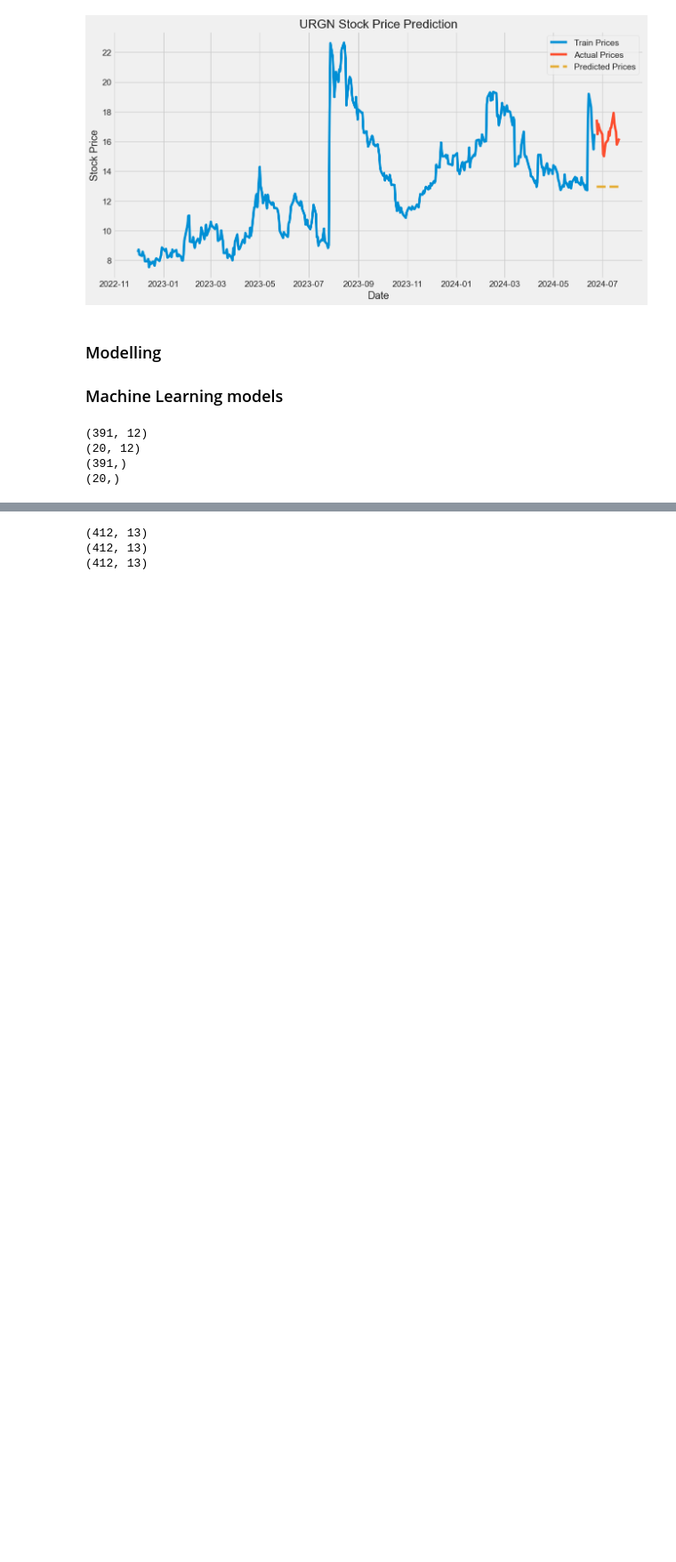
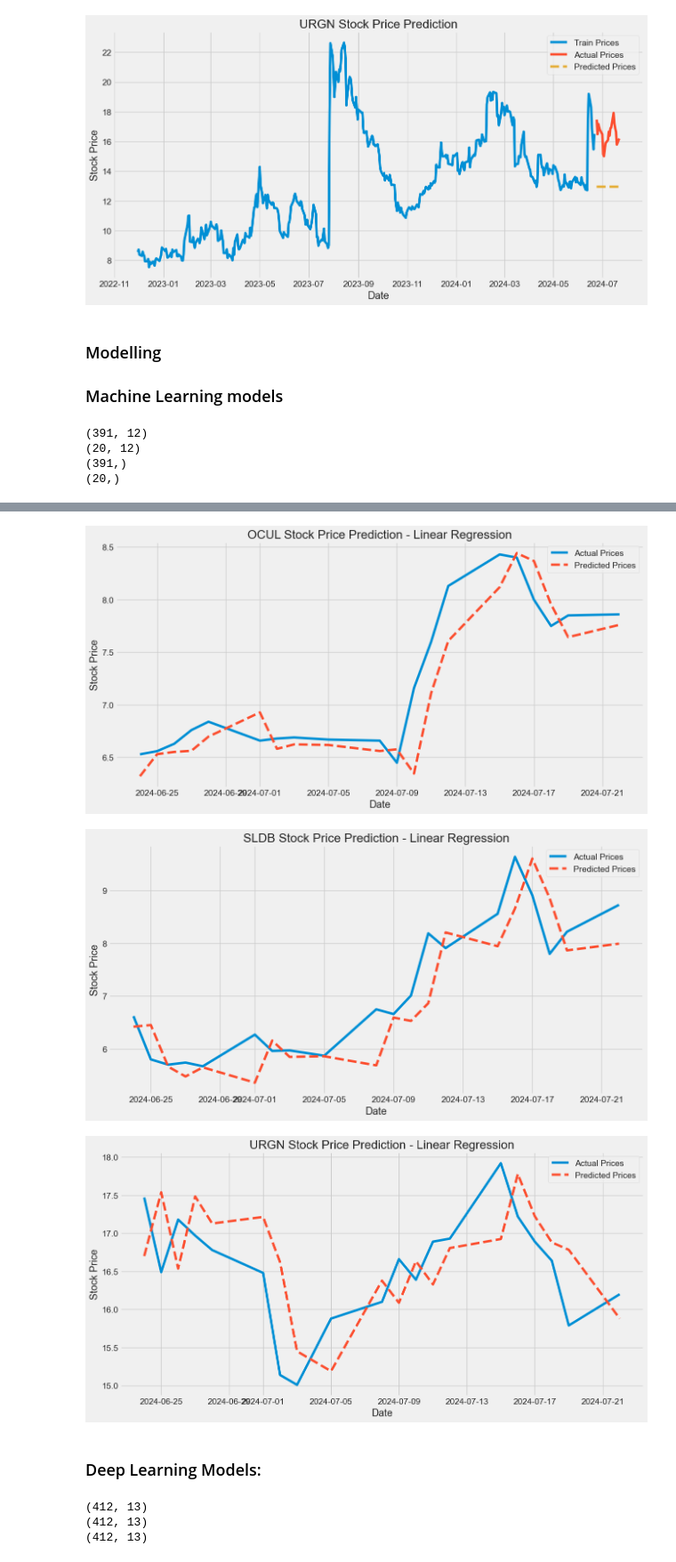
Before and after one commit to Feriga/Capstone3_Stock_Prediction, a Jupyter notebook: Capstone_3_Stock_Prediction/Notebooks/Preprocessing_and_Model.ipynb, the cells around one changed output, grey strips where cells are left out. Shown: that part at 89% size. Saved outputs shown, nothing was run; the diff lists cells and outputs as text; code cells hidden in the pictures; blank space fills up the shorter version.

```diff
--- a/Capstone_3_Stock_Prediction/Notebooks/Preprocessing_and_Model.ipynb
+++ b/Capstone_3_Stock_Prediction/Notebooks/Preprocessing_and_Model.ipynb
@@ -128,0 +139,3 @@ memory usage: 154.5+ KB
+# %%
+df_load['actualEarningResult'] = df_load['actualEarningResult'].fillna(0)
+df_load['estimatedEarning'] = df_load['estimatedEarning'].fillna(0)
@@ -303,0 +324,19 @@ LinearRegression does not accept missing values encoded as NaN natively. For sup
+# %%
+def ml_evaluate_models(models, X_test, y_test):
+    results = {}
+    for model_name, model in models.items():
+        predictions = model.predict(X_test)
+        mae = mean_absolute_error(y_test, predictions)
+        rmse = np.sqrt(mean_squared_error(y_test, predictions))
+        results[model_name] = {'MAE': mae, 'RMSE': rmse}
+    return results
+
+ml_evaluation_results = {}
+for stock in tech_list:
+    X_train, X_test, y_train, y_test = ml_processed_data[stock]
+    ml_evaluation_results[stock] = ml_evaluate_models(ml_trained_models[stock], X_test, y_test)
+
+for stock, results in ml_evaluation_results.items():
+    print(f"Evaluation results for {stock}:")
+    for model_name, metrics in results.items():
+        print(f"{model_name}: MAE = {metrics['MAE']}, RMSE = {metrics['RMSE']}")
@@ -304,3 +356,28 @@ LinearRegression does not accept missing values encoded as NaN natively. For sup
+# %%
+def ml_plot_predictions(model, y_train, X_test, y_test, stock):
+    predictions = model.predict(X_test)
+    #print(y_test, predictions)
+    plt.figure(figsize=(14, 7))
+    #plt.plot(y_train.index, y_train, label='Train Prices')
+    plt.plot(y_test.index, y_test, label='Actual Prices')
+    plt.plot(y_test.index, predictions, label='Predicted Prices', linestyle='--')
+    plt.title(f"{stock} Stock Price Prediction - Linear Regression")
+    plt.xlabel('Date')
+    plt.ylabel('Stock Price')
+    plt.legend()
+    plt.show()
+
+# Plot predictions for the best model (Random Forest in this example)
+for stock in tech_list:
+    X_train, X_test, y_train, y_test = ml_processed_data[stock]
+    ml_best_model = ml_trained_models[stock]['Linear Regression']
+    ml_plot_predictions(ml_best_model, y_train, X_test, y_test, stock)
+# %% [output]
+[figure, added]
+[figure, added]
+[figure, added]
+# %% [markdown]
+### Deep Learning Models:
 # %%
 # Scale DataFrame:
 def scale_data(df):
```
Also changed, not shown: parts of 12 cells of this notebook.
